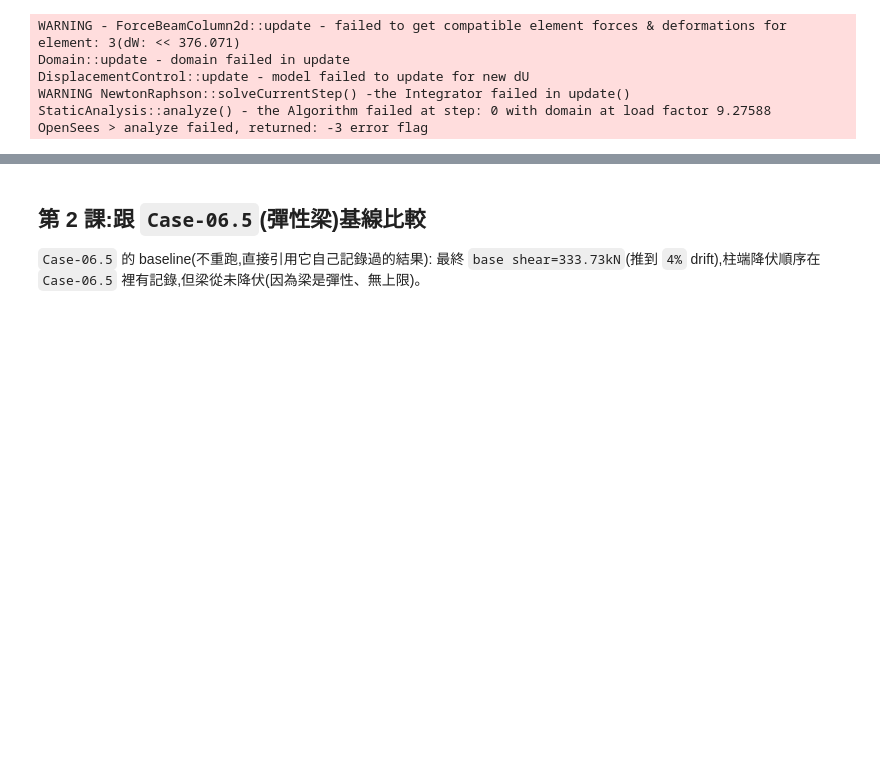
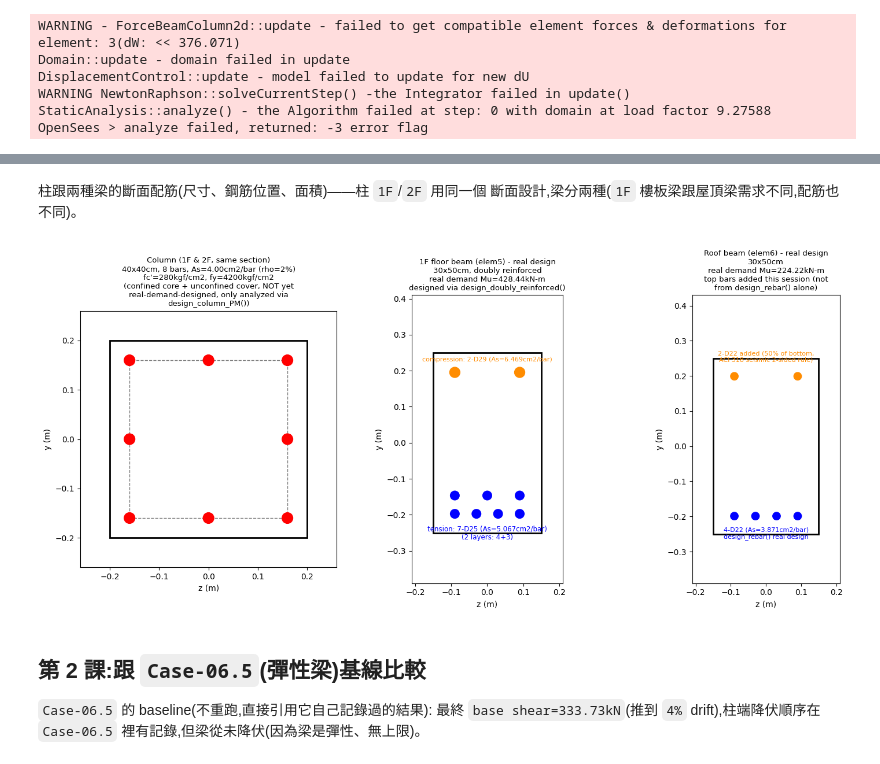
Before and after one commit to zhixiu0223/taiwan-seismic-code-calc, a Jupyter notebook: notebooks/case06_6_real_reinforced_frame.ipynb, the cells around one changed output, grey strips where cells are left out. Drawn from its saved outputs; the diff is of its cells as text; code cells hidden in the pictures; blank space fills up the shorter version.

```diff
--- a/notebooks/case06_6_real_reinforced_frame.ipynb
+++ b/notebooks/case06_6_real_reinforced_frame.ipynb
@@ -209,3 +254,63 @@ OpenSees > analyze failed, returned: -3 error flag
+# %% [markdown]
+柱跟兩種梁的斷面配筋(尺寸、鋼筋位置、面積)——柱 `1F`/`2F` 用同一個
+斷面設計,梁分兩種(`1F` 樓板梁跟屋頂梁需求不同,配筋也不同)。
+# %%
+
+fig, axes = plt.subplots(1, 3, figsize=(15, 6.5))
+
+ax = axes[0]
+half_c = h_col/2; core_half_c = h_col/2 - cover
+ax.add_patch(plt.Rectangle((-half_c,-half_c), h_col, h_col, fill=False, edgecolor='black', lw=2))
+ax.add_patch(plt.Rectangle((-core_half_c,-core_half_c), 2*core_half_c, 2*core_half_c, fill=False, edgecolor='gray', lw=1, linestyle='--'))
+bar_pos_c = [(-core_half_c,-core_half_c),(core_half_c,-core_half_c),(core_half_c,core_half_c),(-core_half_c,core_half_c),
+             (0,-core_half_c),(0,core_half_c),(-core_half_c,0),(core_half_c,0)]
+for (y,z) in bar_pos_c:
+    ax.add_patch(plt.Circle((z,y), 0.011, color='red', zorder=5))
+ax.set_xlim(-half_c-0.06, half_c+0.06); ax.set_ylim(-half_c-0.06, half_c+0.06)
+ax.set_aspect('equal')
+ax.set_title('Column (1F & 2F, same section)\n40x40cm, 8 bars, As=4.00cm2/bar (rho=2%)\nfc\'=280kgf/cm2, fy=4200kgf/cm2\n(confined core + unconfined cover, NOT yet\nreal-demand-designed, only analyzed via\ndesign_column_PM())', fontsize=9.5)
+ax.set_xlabel('z (m)'); ax.set_ylabel('y (m)')
+
+ax = axes[1]
+half_h_b = h_beam/2; half_b_b = b_beam/2
+ax.add_patch(plt.Rectangle((-half_b_b,-half_h_b), b_beam, h_beam, fill=False, edgecolor='black', lw=2))
+d_bar1 = 0.0254
+yb1 = -half_h_b + 0.04 + d_bar1/2
+yb2 = yb1 + d_bar1 + 0.0254
+for x in np.linspace(-half_b_b+0.06, half_b_b-0.06, 4):
+    ax.add_patch(plt.Circle((x,yb1), 0.0125, color='blue', zorder=5))
+for x in np.linspace(-half_b_b+0.06, half_b_b-0.06, 3):
+    ax.add_patch(plt.Circle((x,yb2), 0.0125, color='blue', zorder=5))
+yb_top = half_h_b - 0.04 - 0.0146
+for x in [-half_b_b+0.06, half_b_b-0.06]:
+    ax.add_patch(plt.Circle((x,yb_top), 0.0144, color='darkorange', zorder=5))
+ax.annotate('tension: 7-D25 (As=5.067cm2/bar)\n(2 layers: 4+3)', (0, yb1), fontsize=8.5, color='blue', xytext=(0,-32), textcoords='offset points', ha='center')
+ax.annotate('compression: 2-D29 (As=6.469cm2/bar)', (0, yb_top), fontsize=8, color='darkorange', xytext=(0,14), textcoords='offset points', ha='center')
+ax.set_xlim(-half_b_b-0.06, half_b_b+0.06); ax.set_ylim(-half_h_b-0.14, half_h_b+0.16)
+ax.set_aspect('equal')
+ax.set_title('1F floor beam (elem5) - real design\n30x50cm, doubly reinforced\nreal demand Mu=428.44kN-m\ndesigned via design_doubly_reinforced()', fontsize=9.5)
+ax.set_xlabel('z (m)'); ax.set_ylabel('y (m)')
+
+ax = axes[2]
+ax.add_patch(plt.Rectangle((-half_b_b,-half_h_b), b_beam, h_beam, fill=False, edgecolor='black', lw=2))
+d_bar2 = 0.0221
+yr_bot = -half_h_b + 0.04 + d_bar2/2
+yr_top = half_h_b - 0.04 - d_bar2/2
+for x in np.linspace(-half_b_b+0.06, half_b_b-0.06, 4):
+    ax.add_patch(plt.Circle((x,yr_bot), 0.011, color='blue', zorder=5))
+for x in [-half_b_b+0.06, half_b_b-0.06]:
+    ax.add_patch(plt.Circle((x,yr_top), 0.011, color='darkorange', zorder=5))
+ax.annotate('4-D22 (As=3.871cm2/bar)\ndesign_rebar() real design', (0, yr_bot), fontsize=8, color='blue', xytext=(0,-28), textcoords='offset points', ha='center')
+ax.annotate('2-D22 added (50% of bottom,\nACI 318 seismic 2-sided rule)', (0, yr_top), fontsize=8, color='darkorange', xytext=(0,18), textcoords='offset points', ha='center')
+ax.set_xlim(-half_b_b-0.06, half_b_b+0.06); ax.set_ylim(-half_h_b-0.14, half_h_b+0.18)
+ax.set_aspect('equal')
+ax.set_title('Roof beam (elem6) - real design\n30x50cm\nreal demand Mu=224.22kN-m\ntop bars added this session (not\nfrom design_rebar() alone)', fontsize=9.5)
+ax.set_xlabel('z (m)'); ax.set_ylabel('y (m)')
+
+plt.tight_layout()
+plt.show()
+# %% [output]
+[figure, added]
 # %% [markdown]
 ## 第 2 課:跟 `Case-06.5`(彈性梁)基線比較
 
```
Also changed, not shown: parts of 6 cells of this notebook, 1 other file.
